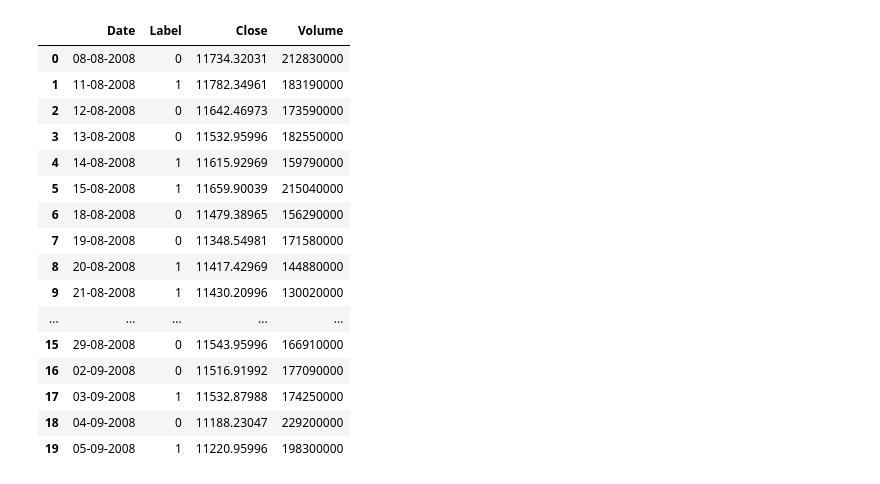
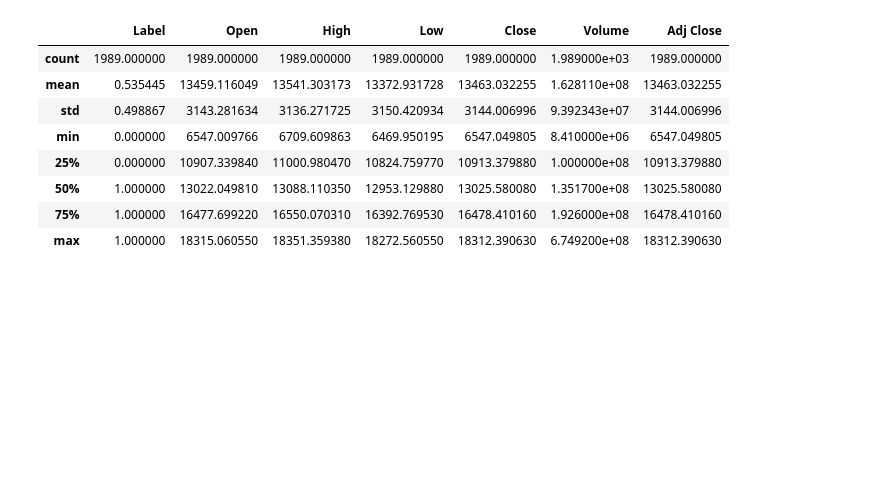
Before and after one commit to anaghlal/bitmap_aibfsi, a Jupyter notebook: code/LinearRegressionAndDeepLearningPredictions.ipynb, the cells around one changed output. Cells and saved outputs as stored; diff of their text form; code cells hidden in the pictures; blank space fills up the shorter version.

```diff
--- a/code/LinearRegressionAndDeepLearningPredictions.ipynb
+++ b/code/LinearRegressionAndDeepLearningPredictions.ipynb
@@ -11,22 +12,14 @@ from sklearn.metrics import mean_squared_error, r2_score
 # %%
 df = pd.read_csv('data/DJIA_table.csv')
 dfCombined = pd.read_csv('data/Combined_News_DJIA_Prices.csv')
-dfCombined[['Date','Label','Close','Volume']][0:20]
+dfCombined.describe()
 # %% [output]
-|  | Date | Label | Close | Volume |
-| 0 | 08-08-2008 | 0 | 11734.32031 | 212830000 |
-| 1 | 11-08-2008 | 1 | 11782.34961 | 183190000 |
-| 2 | 12-08-2008 | 0 | 11642.46973 | 173590000 |
-| 3 | 13-08-2008 | 0 | 11532.95996 | 182550000 |
-| 4 | 14-08-2008 | 1 | 11615.92969 | 159790000 |
-| 5 | 15-08-2008 | 1 | 11659.90039 | 215040000 |
-| 6 | 18-08-2008 | 0 | 11479.38965 | 156290000 |
-| 7 | 19-08-2008 | 0 | 11348.54981 | 171580000 |
-| 8 | 20-08-2008 | 1 | 11417.42969 | 144880000 |
-| 9 | 21-08-2008 | 1 | 11430.20996 | 130020000 |
-| ... | ... | ... | ... | ... |
-| 15 | 29-08-2008 | 0 | 11543.95996 | 166910000 |
-| 16 | 02-09-2008 | 0 | 11516.91992 | 177090000 |
-| 17 | 03-09-2008 | 1 | 11532.87988 | 174250000 |
-| 18 | 04-09-2008 | 0 | 11188.23047 | 229200000 |
-| 19 | 05-09-2008 | 1 | 11220.95996 | 198300000 |
+|  | Label | Open | High | Low | Close | Volume | Adj Close |
+| count | 1989.000000 | 1989.000000 | 1989.000000 | 1989.000000 | 1989.000000 | 1.989000e+03 | 1989.000000 |
+| mean | 0.535445 | 13459.116049 | 13541.303173 | 13372.931728 | 13463.032255 | 1.628110e+08 | 13463.032255 |
+| std | 0.498867 | 3143.281634 | 3136.271725 | 3150.420934 | 3144.006996 | 9.392343e+07 | 3144.006996 |
+| min | 0.000000 | 6547.009766 | 6709.609863 | 6469.950195 | 6547.049805 | 8.410000e+06 | 6547.049805 |
+| 25% | 0.000000 | 10907.339840 | 11000.980470 | 10824.759770 | 10913.379880 | 1.000000e+08 | 10913.379880 |
+| 50% | 1.000000 | 13022.049810 | 13088.110350 | 12953.129880 | 13025.580080 | 1.351700e+08 | 13025.580080 |
+| 75% | 1.000000 | 16477.699220 | 16550.070310 | 16392.769530 | 16478.410160 | 1.926000e+08 | 16478.410160 |
+| max | 1.000000 | 18315.060550 | 18351.359380 | 18272.560550 | 18312.390630 | 6.749200e+08 | 18312.390630 |
```
Also changed, not shown: parts of 22 cells of this notebook.
